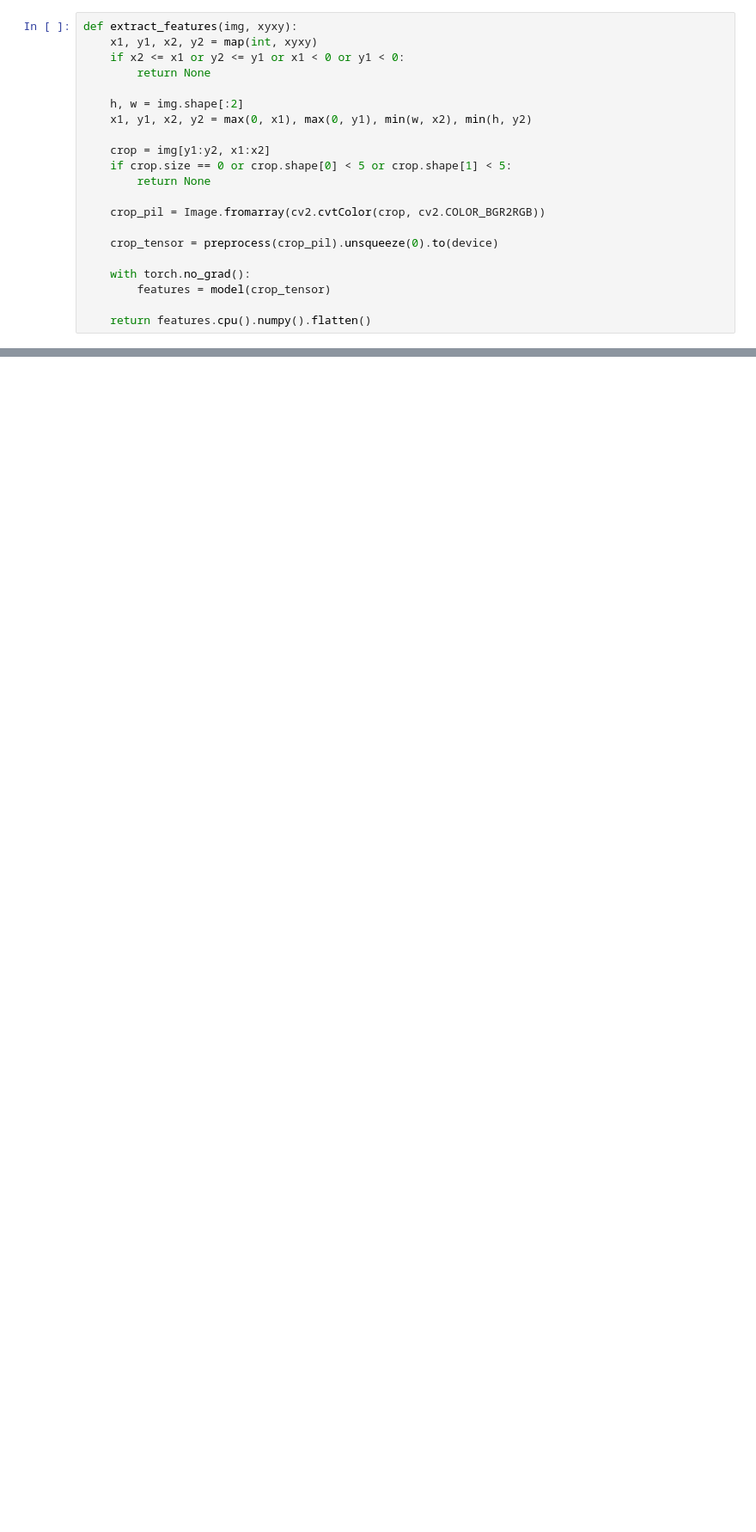
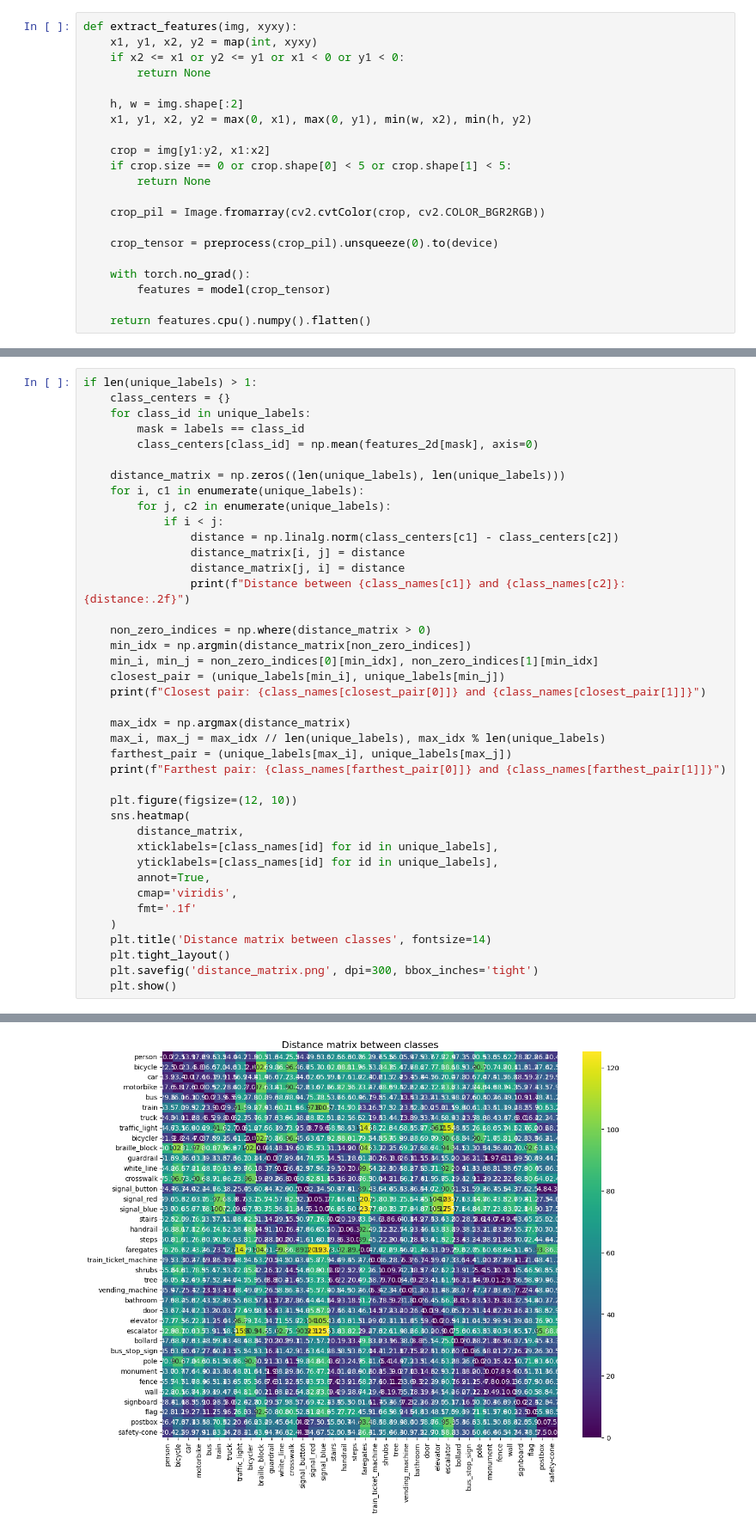
Before and after one commit to jvasquezt2004/TerminalProject, a Jupyter notebook: data_analysis.ipynb, the cells around one changed output, grey strips where cells are left out. Shown at 86% size. Drawn from its saved outputs; the diff is of its cells as text; blank space fills up the shorter version.

```diff
--- a/data_analysis.ipynb
+++ b/data_analysis.ipynb
@@ -237,0 +361,41 @@ Feature extraction initialized
+# %%
+if len(unique_labels) > 1:
+    class_centers = {}
+    for class_id in unique_labels:
+        mask = labels == class_id
+        class_centers[class_id] = np.mean(features_2d[mask], axis=0)
+
+    distance_matrix = np.zeros((len(unique_labels), len(unique_labels)))
+    for i, c1 in enumerate(unique_labels):
+        for j, c2 in enumerate(unique_labels):
+            if i < j:
+                distance = np.linalg.norm(class_centers[c1] - class_centers[c2])
+                distance_matrix[i, j] = distance
+                distance_matrix[j, i] = distance
+                print(f"Distance between {class_names[c1]} and {class_names[c2]}: {distance:.2f}")
+
+    non_zero_indices = np.where(distance_matrix > 0)
+    min_idx = np.argmin(distance_matrix[non_zero_indices])
+    min_i, min_j = non_zero_indices[0][min_idx], non_zero_indices[1][min_idx]
+    closest_pair = (unique_labels[min_i], unique_labels[min_j])
+    print(f"Closest pair: {class_names[closest_pair[0]]} and {class_names[closest_pair[1]]}")
+
+    max_idx = np.argmax(distance_matrix)
+    max_i, max_j = max_idx // len(unique_labels), max_idx % len(unique_labels)
+    farthest_pair = (unique_labels[max_i], unique_labels[max_j])
+    print(f"Farthest pair: {class_names[farthest_pair[0]]} and {class_names[farthest_pair[1]]}")
+
+    plt.figure(figsize=(12, 10))
+    sns.heatmap(
+        distance_matrix,
+        xticklabels=[class_names[id] for id in unique_labels],
+        yticklabels=[class_names[id] for id in unique_labels],
+        annot=True,
+        cmap='viridis',
+        fmt='.1f'
+    )
+    plt.title('Distance matrix between classes', fontsize=14)
+    plt.tight_layout()
+    plt.savefig('distance_matrix.png', dpi=300, bbox_inches='tight')
+    plt.show()
+# %% [output]
@@ -237,0 +419 @@ Feature extraction initialized
+[figure, added]
```
Also changed, not shown: parts of 13 cells of this notebook.
